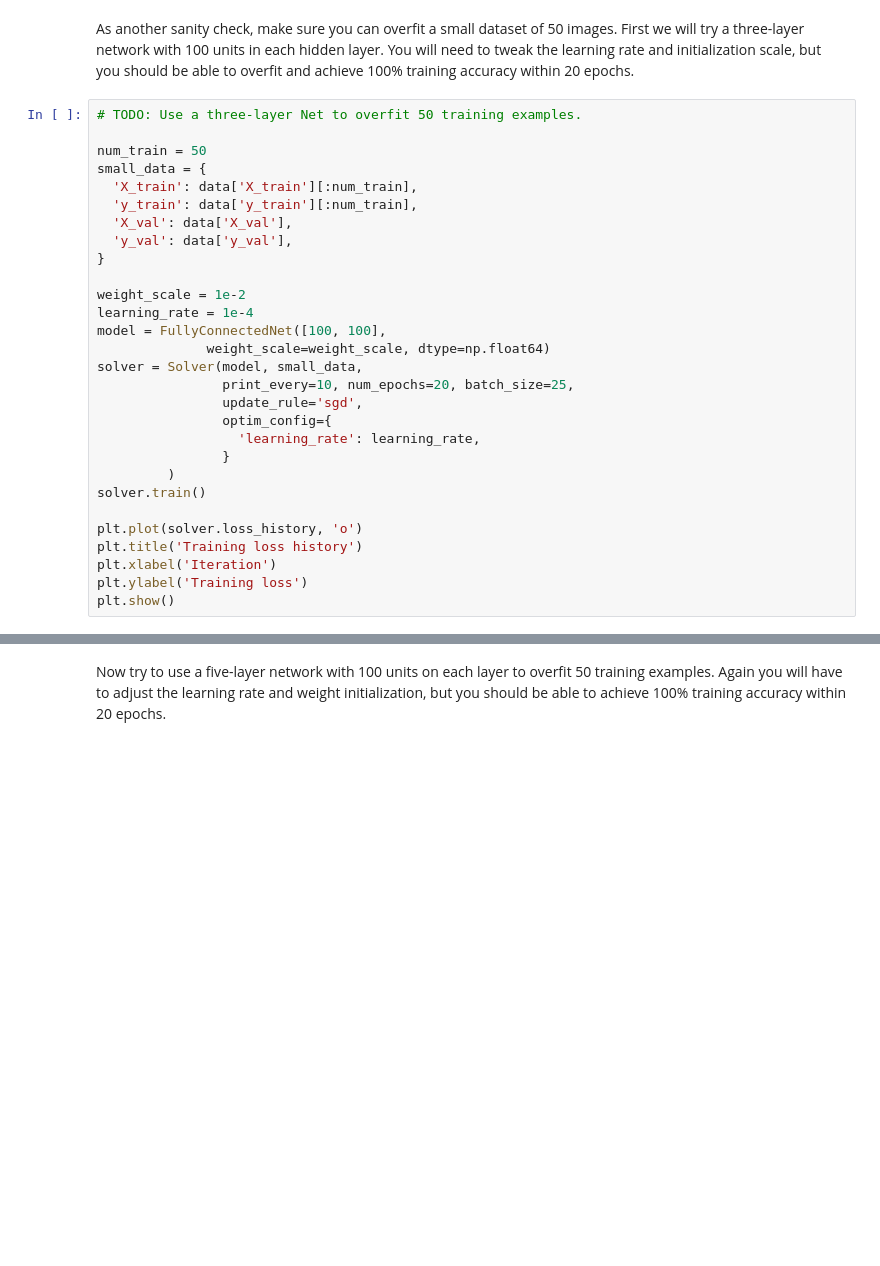
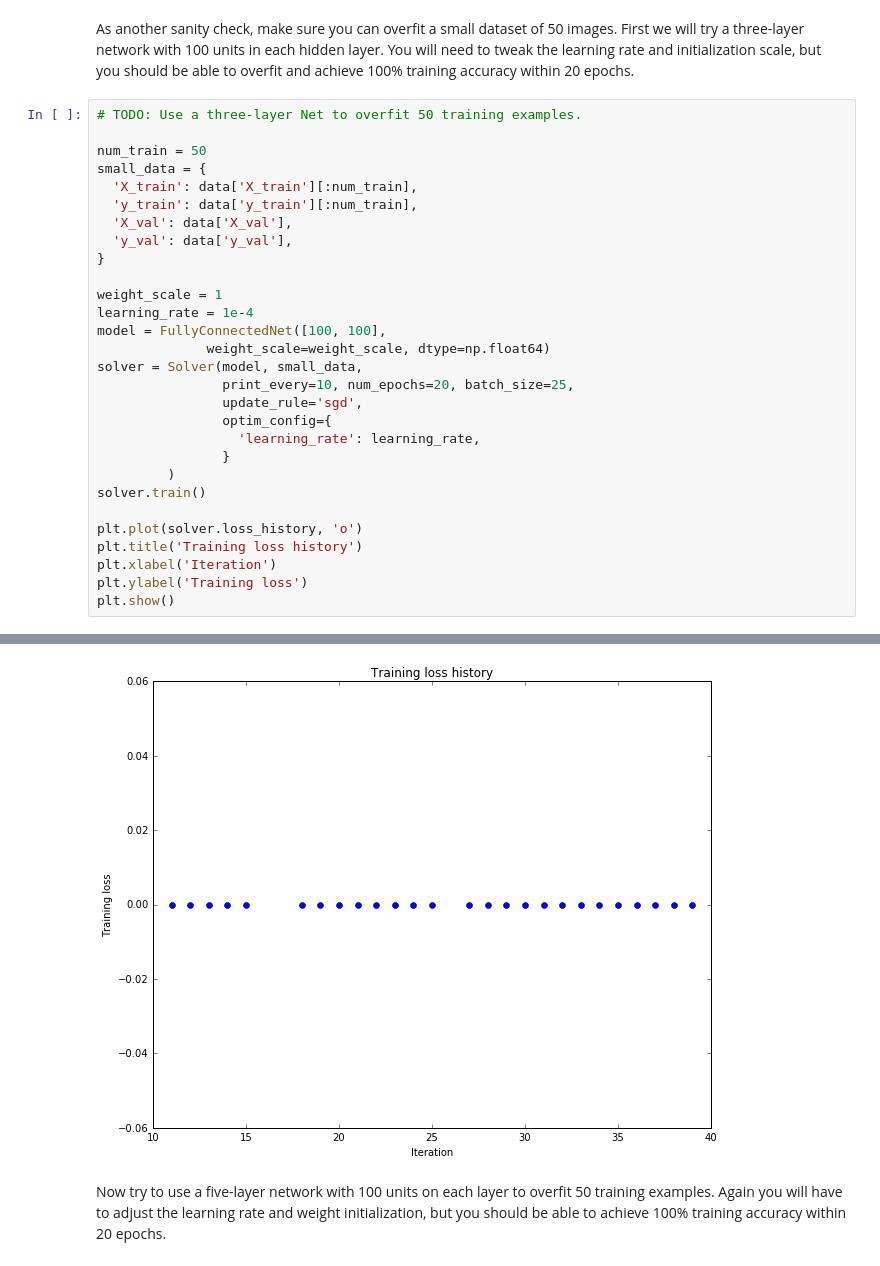
Before and after one commit to monkeydunkey/CS231n, a Jupyter notebook: assignment2/FullyConnectedNets.ipynb, the cells around one changed output, grey strips where cells are left out. Drawn from its saved outputs; the diff is of its cells as text; blank space fills up the shorter version.

```diff
--- a/assignment2/FullyConnectedNets.ipynb
+++ b/assignment2/FullyConnectedNets.ipynb
@@ -407,7 +424,7 @@ small_data = {
   'y_val': data['y_val'],
 }
 
-weight_scale = 1e-2
+weight_scale = 1
 learning_rate = 1e-4
 model = FullyConnectedNet([100, 100],
               weight_scale=weight_scale, dtype=np.float64)
@@ -425,3 +442,4 @@ plt.title('Training loss history')
 plt.xlabel('Iteration')
 plt.ylabel('Training loss')
 plt.show()
+# %% [output]
@@ -428,3 +463,4 @@ plt.show()
+[figure, added]
 # %% [markdown]
 Now try to use a five-layer network with 100 units on each layer to overfit 50 training examples. Again you will have to adjust the learning rate and weight initialization, but you should be able to achieve 100% training accuracy within 20 epochs.
 # %%
```
Also changed, not shown: parts of 4 cells of this notebook, 1 other file.
